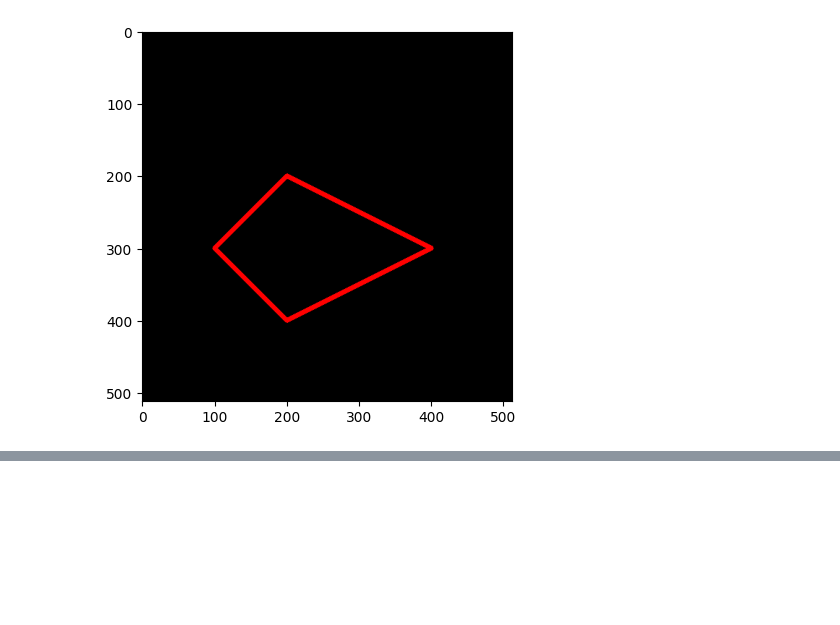
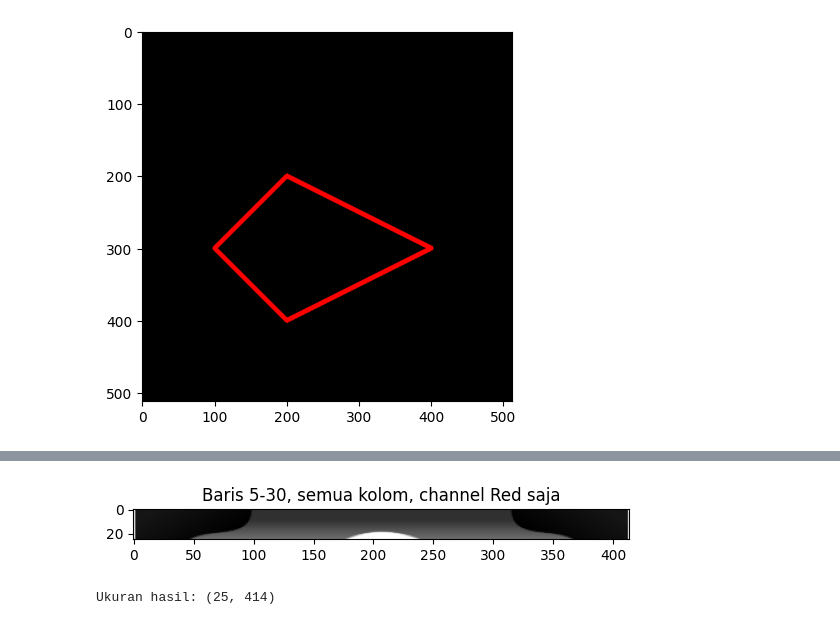
Before and after one commit to muhammadhasbiashiddiqi/PCVK_Genap_2026, a Jupyter notebook: pertemuan_2b.ipynb, the cells around one changed output, grey strips where cells are left out. Cells and saved outputs as stored; diff of their text form; code cells hidden in the pictures; blank space fills up the shorter version.

```diff
--- a/pertemuan_2b.ipynb
+++ b/pertemuan_2b.ipynb
@@ -194,0 +228,19 @@ Resolusi image: 400 x 400
+# %%
+import cv2 as cv
+import matplotlib.pyplot as plt
+
+# Baca image dan konversi ke RGB
+img = cv.imread("/content/drive/MyDrive/PCVK/KTM lama.png")
+imgRGB = cv.cvtColor(img, cv.COLOR_BGR2RGB)
+
+# Ambil baris 5-30, semua kolom, channel Red saja (index 0)
+imgRedStrip = imgRGB[5:30, :, 0]
+
+# Tampilkan hasil
+plt.imshow(imgRedStrip, cmap="gray")
+plt.show()
+
+print("Ukuran hasil:", imgRedStrip.shape)
+# %% [output]
+[figure, added]
+Ukuran hasil: (25, 414)
```
Also changed, not shown: parts of 8 cells of this notebook.
